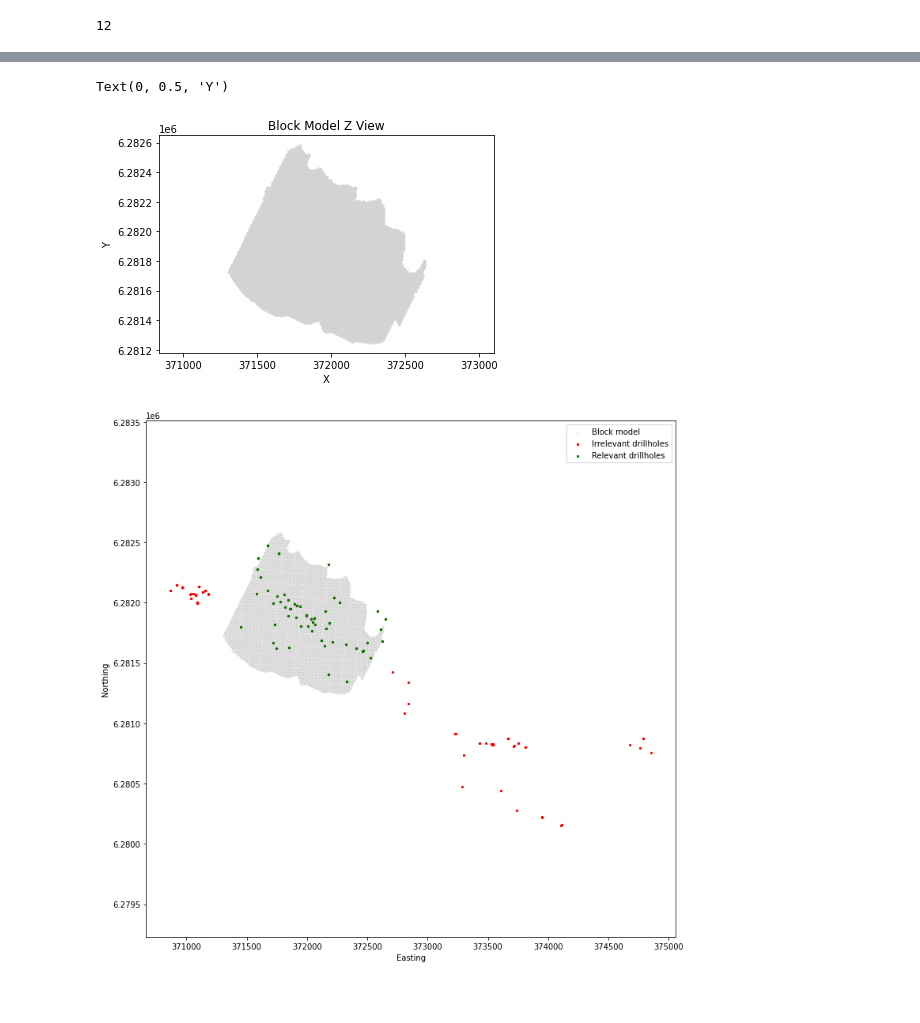
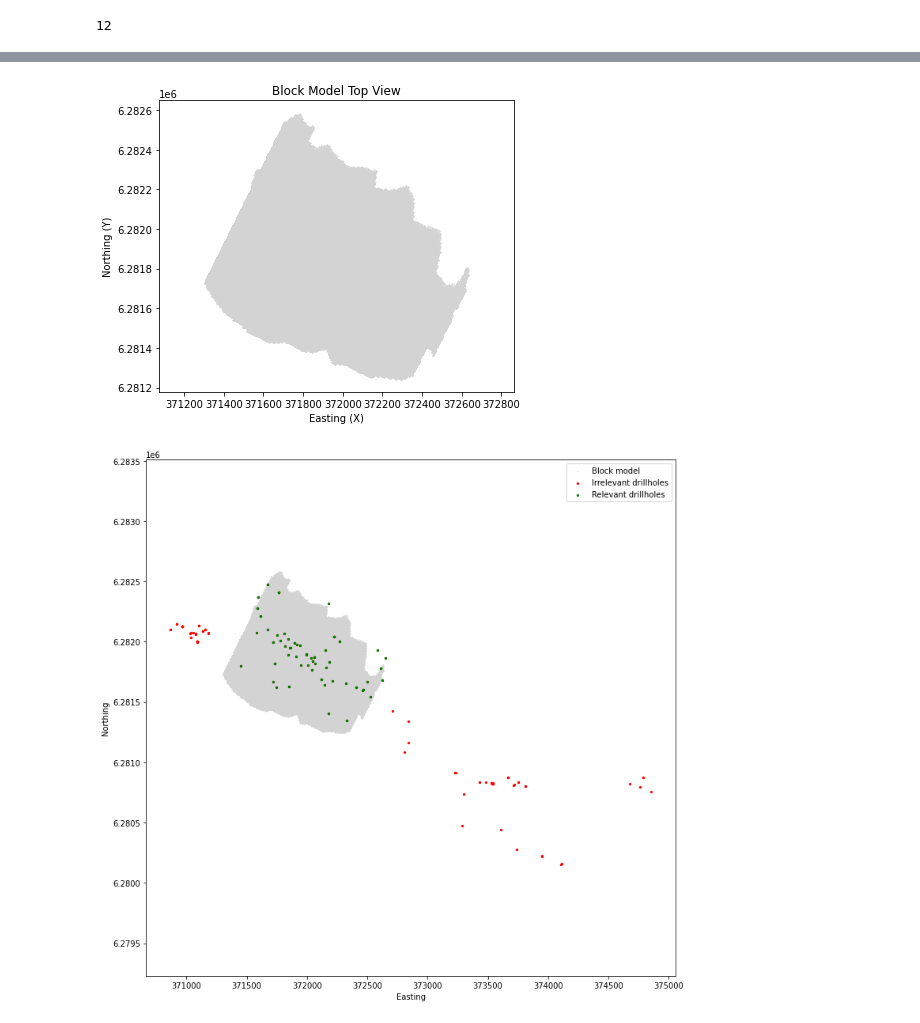
Before and after one commit to jouytrew/bronson_slope, a Jupyter notebook: bronson_slope_jupyter.ipynb, the cells around one changed output, grey strips where cells are left out. Drawn from its saved outputs; the diff is of its cells as text; code cells hidden in the pictures; blank space fills up the shorter version.

```diff
--- a/bronson_slope_jupyter.ipynb
+++ b/bronson_slope_jupyter.ipynb
@@ -356,16 +512,26 @@ z = np.array(list(bm_flat.values()))
+# %%
+DATA_FOLDER = 'data/'
+bm = pd.read_csv(f'{DATA_FOLDER}BS_block_model.csv')
+
+bm.rename(columns = {
+    'X': 'x',
+    'Y': 'y',
+    'Z': 'z'
+}, inplace = True)
+
+x, y, z = bm.x, bm.y, bm.z
 # %%
-template_fig, template_ax = plt.subplots(1)
-s = 2
+fig, ax = plt.subplots(figsize=(6, 5))
 
-ax = template_ax
 ax.axis('equal')
-ax.scatter(x, y, c='lightgrey', s=s)
-ax.set_title("Block Model Z View")
-ax.set_xlabel("X")
-ax.set_ylabel("Y")
+ax.scatter(x, y, c='lightgrey', s=1)
+ax.set_title("Block Model Top View")
+ax.set_xlabel("Easting (X)")
+ax.set_ylabel("Northing (Y)")
+fig.tight_layout()
+fig.savefig("deliverables/bm_z_view.png", dpi=300)
 # %% [output]
-Text(0, 0.5, 'Y')
-[figure, old version]
+[figure, new version]
 # %%
 # # fig, ax = plt.subplots()
 # fig, axs = plt.subplots(len(resources), figsize=(6, 6 * len(resources)))
```
Also changed, not shown: parts of 27 cells of this notebook, 28 other files.
